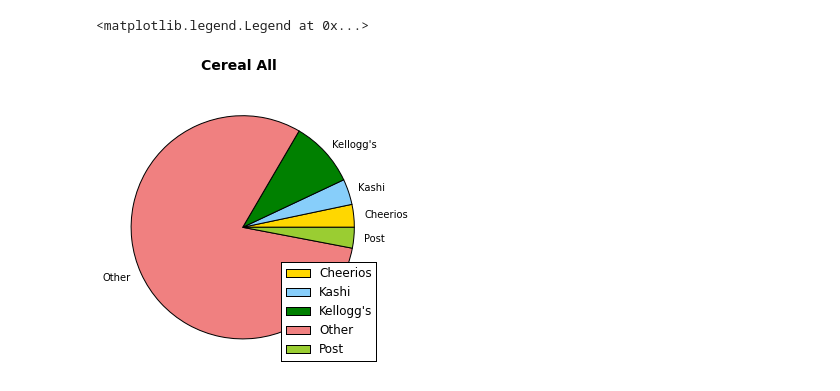
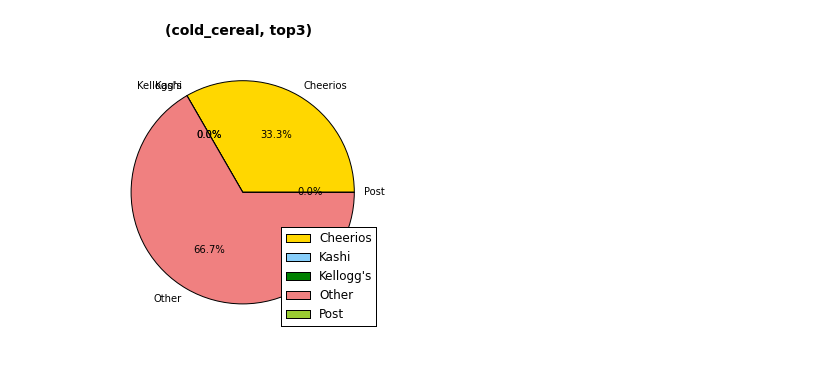
Before and after one commit to HidyHan/Walmart-Commodity-Benchmark, a Jupyter notebook: Cereal_Analytics.ipynb, the cells around one changed output. Drawn from its saved outputs; the diff is of its cells as text; code cells hidden in the pictures.

```diff
--- a/Cereal_Analytics.ipynb
+++ b/Cereal_Analytics.ipynb
@@ -108,8 +77,25 @@ plt.legend(labels,loc="right")
-# %%
-fig=plt.figure(figsize=[5,5])
-fig.suptitle("Cereal All",fontsize=14,fontweight="bold")
-plt.pie(cereal_a,labels=labels,colors=colors)
-plt.legend(labels,loc="lower right")
-# %% [output]
-<matplotlib.legend.Legend at 0x...>
-[figure, removed]
+# %%
+# draw a pie chart to show percentage of all/ top3 results on Walmart,
+# given a set of competitor brand, time range and search term
+
+# input: the preprocessed data set, time range lower bound, time range upper bound, and research type
+# the options of research type: "(cold_cereal, top3)", "(cold_cereal, all)", "(cereal, top3)", "(cereal, all)"
+# note the space in the tuple
+
+def market_share(data,time_start, time_end, explore_type):
+    label=df.columns[0]
+    data_range=df[(df["Time"]>time_start) & (df["Time"]<time_end)]
+
+    explore_type_data=data_range[data_range[label]==explore_type]
+    explore_type_sum=[explore_type_data.sum(0)[i] for i in range(5)]
+
+    labels="Cheerios","Kashi","Kellogg's","Other","Post"
+    colors=["gold","lightskyblue","green","lightcoral","yellowgreen"]
+    fig=plt.figure(figsize=[5,5])
+    fig.suptitle(explore_type,fontsize=14,fontweight="bold")
+    plt.pie(explore_type_sum,labels=labels,colors=colors,autopct="%1.1f%%")
+    plt.legend(labels,loc="lower right")
+# %%
+market_share(df,time_start,time_end,"(cold_cereal, top3)")
+# %% [output]
+[figure, added]
```
Also changed, not shown: parts of 12 cells of this notebook, 6 other files.
